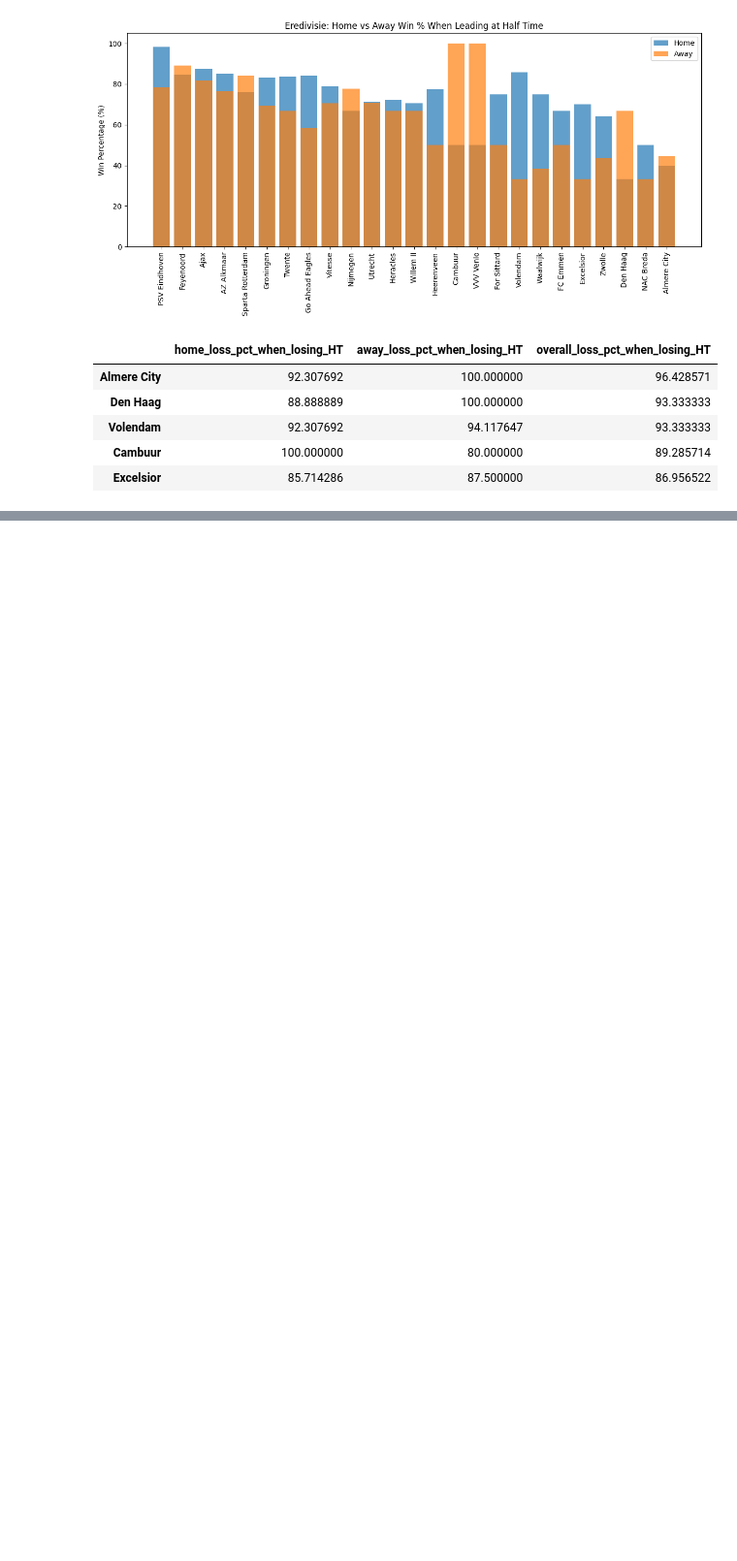
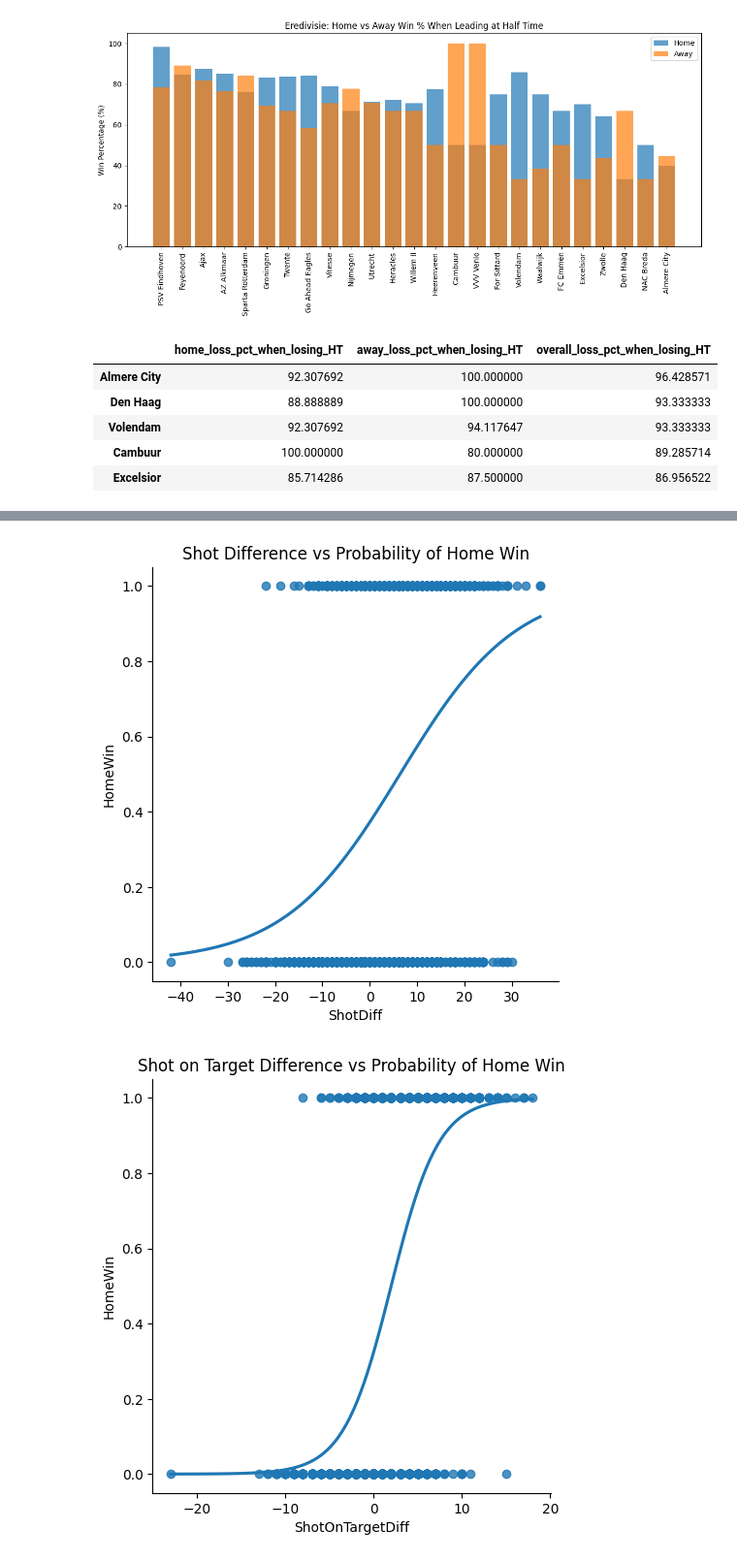
Before and after one commit to SimonteBiesebeek/FinalProject, a Jupyter notebook: JupyterFinalProject.ipynb, the cells around one changed output, grey strips where cells are left out. Shown at 97% size. Cells and saved outputs as stored; diff of their text form; code cells hidden in the pictures; blank space fills up the shorter version.

```diff
--- a/JupyterFinalProject.ipynb
+++ b/JupyterFinalProject.ipynb
@@ -843,3 +843,10 @@ with open("win_fig.pkl", "wb") as f:
 
 with open("loss_fig.pkl", "wb") as f:
     pickle.dump(loss_fig, f)
+# %%
+#computing match differences
+# Create difference variables
+seasonal_data['ShotDiff'] = seasonal_data['HS'] - seasonal_data['AS']
+seasonal_data['ShotOnTargetDiff'] = seasonal_data['HST'] - seasonal_data['AST']
+seasonal_data['CornerDiff'] = seasonal_data['HC'] - seasonal_data['AC']
+seasonal_data['HomeWin'] = seasonal_data['FTR'].apply(lambda x: 1 if x == 'H' else 0)
@@ -845,0 +893,17 @@ with open("loss_fig.pkl", "wb") as f:
+# %%
+import seaborn as sns
+import matplotlib.pyplot as plt
+
+sns.lmplot(data=seasonal_data, x='ShotDiff', y='HomeWin', logistic=True, ci=None)
+plt.title('Shot Difference vs Probability of Home Win')
+
+sns.lmplot(data=seasonal_data, x='ShotOnTargetDiff', y='HomeWin', logistic=True, ci=None)
+plt.title('Shot on Target Difference vs Probability of Home Win')
+
+sns.lmplot(data=seasonal_data, x='CornerDiff', y='HomeWin', logistic=True, ci=None)
+plt.title('Corner Difference vs Probability of Home Win')
+
+plt.show()
+# %% [output]
+[figure, added]
+[figure, added]
```
Also changed, not shown: parts of 10 cells of this notebook.
